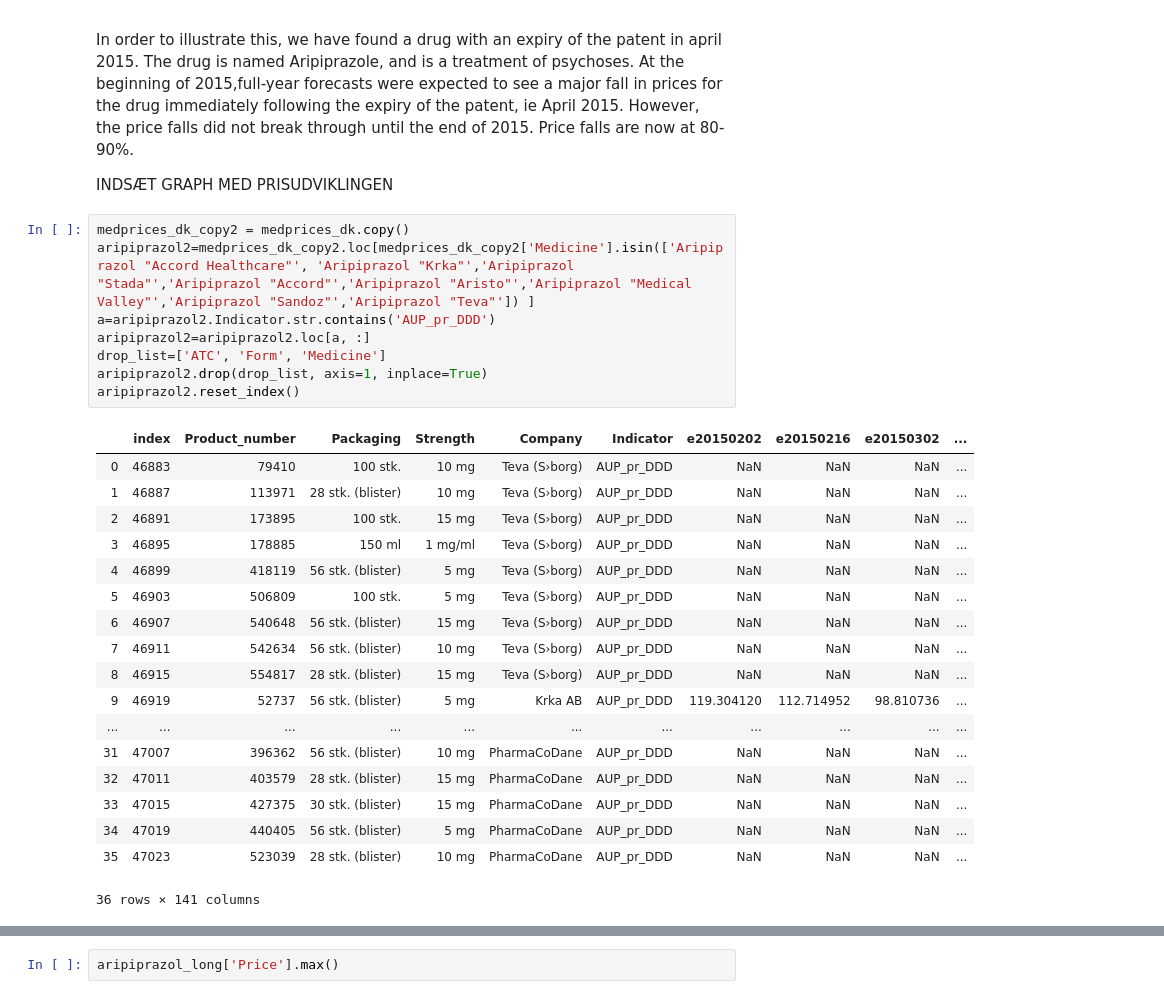
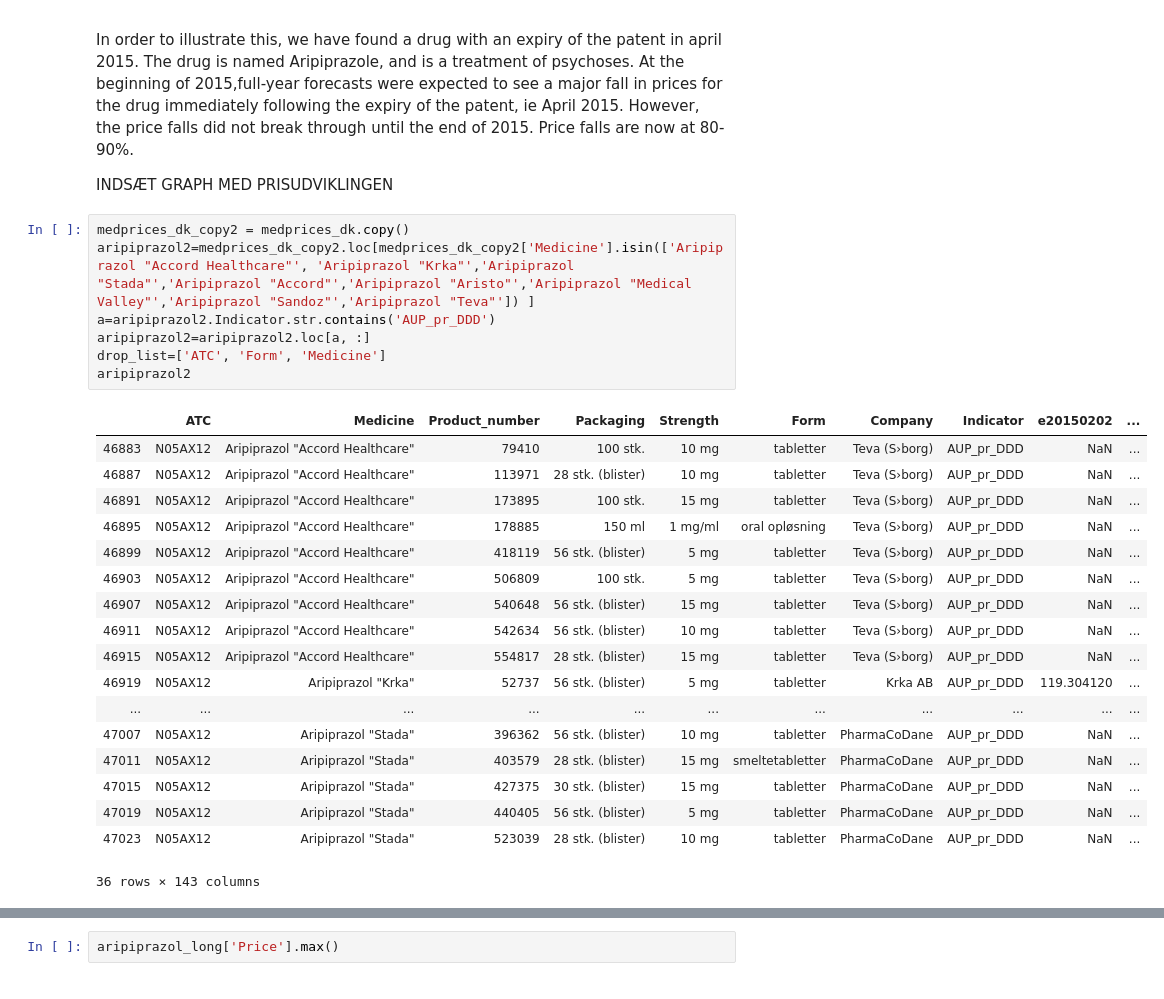
Before and after one commit to AdamTrolle/projects-2020-group-21, a Jupyter notebook: dataproject/dataproject.ipynb, the cells around one changed output, grey strips where cells are left out. Drawn from its saved outputs; the diff is of its cells as text.

```diff
--- a/dataproject/dataproject.ipynb
+++ b/dataproject/dataproject.ipynb
@@ -102,30 +102,29 @@ INDSÆT GRAPH MED PRISUDVIKLINGEN
 # %%
 medprices_dk_copy2 = medprices_dk.copy()
 aripiprazol2=medprices_dk_copy2.loc[medprices_dk_copy2['Medicine'].isin(['Aripiprazol "Accord Healthcare"', 'Aripiprazol "Krka"','Aripiprazol "Stada"','Aripiprazol "Accord"','Aripiprazol "Aristo"','Aripiprazol "Medical Valley"','Aripiprazol "Sandoz"','Aripiprazol "Teva"']) ]
 a=aripiprazol2.Indicator.str.contains('AUP_pr_DDD')
 aripiprazol2=aripiprazol2.loc[a, :]
 drop_list=['ATC', 'Form', 'Medicine']
-aripiprazol2.drop(drop_list, axis=1, inplace=True)
-aripiprazol2.reset_index()
+aripiprazol2
 # %% [output]
-|  | index | Product_number | Packaging | Strength | Company | Indicator | e20150202 | e20150216 | e20150302 | ... |
-| 0 | 46883 | 79410 | 100 stk. | 10 mg | Teva (S›borg) | AUP_pr_DDD | NaN | NaN | NaN | ... |
-| 1 | 46887 | 113971 | 28 stk. (blister) | 10 mg | Teva (S›borg) | AUP_pr_DDD | NaN | NaN | NaN | ... |
-| 2 | 46891 | 173895 | 100 stk. | 15 mg | Teva (S›borg) | AUP_pr_DDD | NaN | NaN | NaN | ... |
-| 3 | 46895 | 178885 | 150 ml | 1 mg/ml | Teva (S›borg) | AUP_pr_DDD | NaN | NaN | NaN | ... |
-| 4 | 46899 | 418119 | 56 stk. (blister) | 5 mg | Teva (S›borg) | AUP_pr_DDD | NaN | NaN | NaN | ... |
-| 5 | 46903 | 506809 | 100 stk. | 5 mg | Teva (S›borg) | AUP_pr_DDD | NaN | NaN | NaN | ... |
-| 6 | 46907 | 540648 | 56 stk. (blister) | 15 mg | Teva (S›borg) | AUP_pr_DDD | NaN | NaN | NaN | ... |
-| 7 | 46911 | 542634 | 56 stk. (blister) | 10 mg | Teva (S›borg) | AUP_pr_DDD | NaN | NaN | NaN | ... |
-| 8 | 46915 | 554817 | 28 stk. (blister) | 15 mg | Teva (S›borg) | AUP_pr_DDD | NaN | NaN | NaN | ... |
-| 9 | 46919 | 52737 | 56 stk. (blister) | 5 mg | Krka AB | AUP_pr_DDD | 119.304120 | 112.714952 | 98.810736 | ... |
+|  | ATC | Medicine | Product_number | Packaging | Strength | Form | Company | Indicator | e20150202 | ... |
+| 46883 | N05AX12 | Aripiprazol "Accord Healthcare" | 79410 | 100 stk. | 10 mg | tabletter | Teva (S›borg) | AUP_pr_DDD | NaN | ... |
+| 46887 | N05AX12 | Aripiprazol "Accord Healthcare" | 113971 | 28 stk. (blister) | 10 mg | tabletter | Teva (S›borg) | AUP_pr_DDD | NaN | ... |
+| 46891 | N05AX12 | Aripiprazol "Accord Healthcare" | 173895 | 100 stk. | 15 mg | tabletter | Teva (S›borg) | AUP_pr_DDD | NaN | ... |
+| 46895 | N05AX12 | Aripiprazol "Accord Healthcare" | 178885 | 150 ml | 1 mg/ml | oral opløsning | Teva (S›borg) | AUP_pr_DDD | NaN | ... |
+| 46899 | N05AX12 | Aripiprazol "Accord Healthcare" | 418119 | 56 stk. (blister) | 5 mg | tabletter | Teva (S›borg) | AUP_pr_DDD | NaN | ... |
+| 46903 | N05AX12 | Aripiprazol "Accord Healthcare" | 506809 | 100 stk. | 5 mg | tabletter | Teva (S›borg) | AUP_pr_DDD | NaN | ... |
+| 46907 | N05AX12 | Aripiprazol "Accord Healthcare" | 540648 | 56 stk. (blister) | 15 mg | tabletter | Teva (S›borg) | AUP_pr_DDD | NaN | ... |
+| 46911 | N05AX12 | Aripiprazol "Accord Healthcare" | 542634 | 56 stk. (blister) | 10 mg | tabletter | Teva (S›borg) | AUP_pr_DDD | NaN | ... |
+| 46915 | N05AX12 | Aripiprazol "Accord Healthcare" | 554817 | 28 stk. (blister) | 15 mg | tabletter | Teva (S›borg) | AUP_pr_DDD | NaN | ... |
+| 46919 | N05AX12 | Aripiprazol "Krka" | 52737 | 56 stk. (blister) | 5 mg | tabletter | Krka AB | AUP_pr_DDD | 119.304120 | ... |
 | ... | ... | ... | ... | ... | ... | ... | ... | ... | ... | ... |
-| 31 | 47007 | 396362 | 56 stk. (blister) | 10 mg | PharmaCoDane | AUP_pr_DDD | NaN | NaN | NaN | ... |
-| 32 | 47011 | 403579 | 28 stk. (blister) | 15 mg | PharmaCoDane | AUP_pr_DDD | NaN | NaN | NaN | ... |
-| 33 | 47015 | 427375 | 30 stk. (blister) | 15 mg | PharmaCoDane | AUP_pr_DDD | NaN | NaN | NaN | ... |
-| 34 | 47019 | 440405 | 56 stk. (blister) | 5 mg | PharmaCoDane | AUP_pr_DDD | NaN | NaN | NaN | ... |
-| 35 | 47023 | 523039 | 28 stk. (blister) | 10 mg | PharmaCoDane | AUP_pr_DDD | NaN | NaN | NaN | ... |
+| 47007 | N05AX12 | Aripiprazol "Stada" | 396362 | 56 stk. (blister) | 10 mg | tabletter | PharmaCoDane | AUP_pr_DDD | NaN | ... |
+| 47011 | N05AX12 | Aripiprazol "Stada" | 403579 | 28 stk. (blister) | 15 mg | smeltetabletter | PharmaCoDane | AUP_pr_DDD | NaN | ... |
+| 47015 | N05AX12 | Aripiprazol "Stada" | 427375 | 30 stk. (blister) | 15 mg | tabletter | PharmaCoDane | AUP_pr_DDD | NaN | ... |
+| 47019 | N05AX12 | Aripiprazol "Stada" | 440405 | 56 stk. (blister) | 5 mg | tabletter | PharmaCoDane | AUP_pr_DDD | NaN | ... |
+| 47023 | N05AX12 | Aripiprazol "Stada" | 523039 | 28 stk. (blister) | 10 mg | tabletter | PharmaCoDane | AUP_pr_DDD | NaN | ... |
-36 rows × 141 columns
+36 rows × 143 columns
 # %%
 # 4. Create long format of dataframe
 
```
Also changed, not shown: parts of 35 cells of this notebook.
